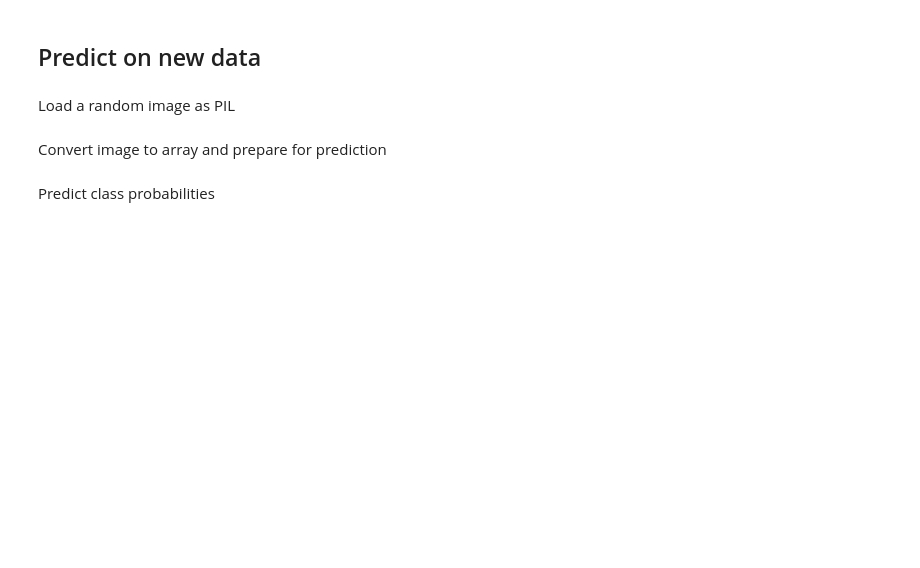
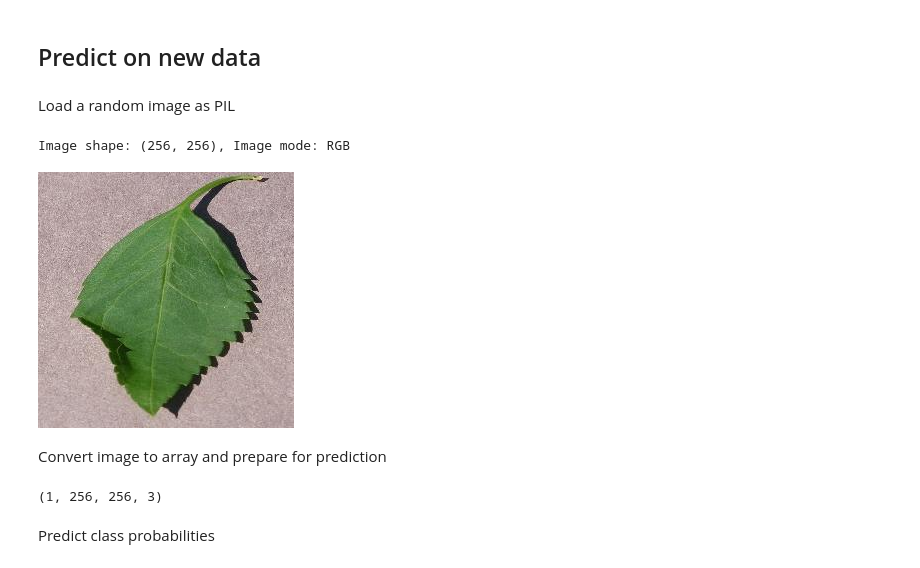
Before and after one commit to nianswe/powdery_mildew_detector, a Jupyter notebook: jupyter_notebooks/03 - Modelling and Evaluating.ipynb, the cells around one changed output. Drawn from its saved outputs; the diff is of its cells as text; code cells hidden in the pictures; blank space fills up the shorter version.

```diff
--- a/jupyter_notebooks/03 - Modelling and Evaluating.ipynb
+++ b/jupyter_notebooks/03 - Modelling and Evaluating.ipynb
@@ -564,19 +609,24 @@ Load a random image as PIL
 # %%
 from tensorflow.keras.preprocessing import image
 
-pointer = 199
+pointer = 99
 label = labels[0]  # select healthy (0) or powdery mildew (1)
 
 pil_image = image.load_img(test_path + '/' + label + '/' + os.listdir(test_path+'/' + label)[pointer],
                            target_size=image_shape, color_mode='rgb')
 print(f'Image shape: {pil_image.size}, Image mode: {pil_image.mode}')
 pil_image
+# %% [output]
+Image shape: (256, 256), Image mode: RGB
+[figure, added]
 # %% [markdown]
 Convert image to array and prepare for prediction
 # %%
 my_image = image.img_to_array(pil_image)
 my_image = np.expand_dims(my_image, axis=0)/255
 print(my_image.shape)
+# %% [output]
+(1, 256, 256, 3)
 # %% [markdown]
 Predict class probabilities
 # %%
```
Also changed, not shown: parts of 27 cells of this notebook, 10 other files.
